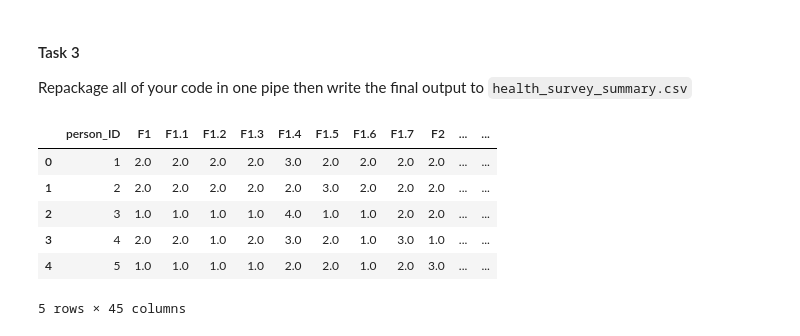
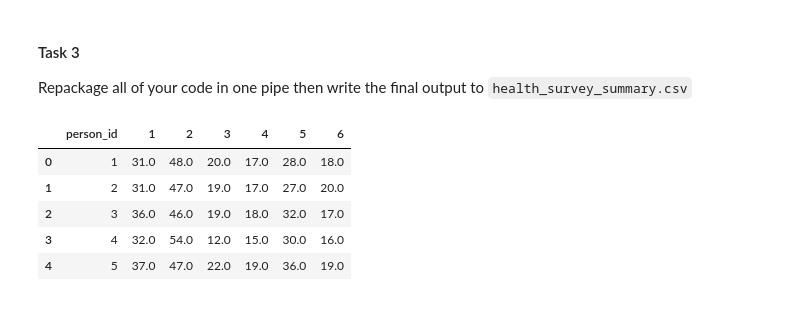
Before and after one commit to mquam14/DSCI430, a Jupyter notebook: lab_7_summarizing_a_health_survey-MQ.ipynb, the cells around one changed output. Cells and saved outputs as stored; diff of their text form; code cells hidden in the pictures.

```diff
--- a/lab_7_summarizing_a_health_survey-MQ.ipynb
+++ b/lab_7_summarizing_a_health_survey-MQ.ipynb
@@ -99,11 +99,11 @@ reverse.head()
 
 Repackage all of your code in one pipe then write the final output to `health_survey_summary.csv`
 # %%
-response_dict = {'Strongly Disagree': 5,
-                 'Somewhat Disagree': 4,
+response_dict = {'Strongly Disagree': 1,
+                 'Somewhat Disagree': 2,
                  'Neither Agree nor Disagree': 3,
-                 'Somewhat Agree': 2,
-                 'Strongly Agree': 1}
+                 'Somewhat Agree': 4,
+                 'Strongly Agree': 5}
 
 reverse_dict = {1:5,
                 2:4,
@@ -113,24 +113,26 @@ reverse_dict = {1:5,
 # %%
 from more_dfply import recode, ifelse
 health_survey_updated =(survey
  >>gather("Column_Name",
           "Response",
           columns_from('F1'))
  >> left_join(reverse, by='Column_Name')
  >> mutate(response_val = recode(X.Response, response_dict))
  >> mutate(tempCodedValue = recode(X.response_val, reverse_dict))
  >> mutate(RecodedValue = ifelse(X.Needs_Reverse_Coding == "Yes", X.tempCodedValue, X.response_val))
- >> drop(X.Question, X.Response, X.Question, X.Construct, X.Question_num, X.Needs_Reverse_Coding, X.response_val, X.tempCodedValue)
- >> spread(X.Column_Name, X.RecodedValue)
+ >> drop(X.Question, X.Response, X.Question, X.Question_num, X.Needs_Reverse_Coding, X.response_val, X.tempCodedValue)
+ >> group_by(X.Construct, X.person_id)
+ >> drop(X.Column_Name)
+ >>summarize(avg_value = (X.RecodedValue).sum())
+ >> spread(X.Construct, X.avg_value)
 )
 health_survey_updated.head()
 # %% [output]
-|  | person_ID | F1 | F1.1 | F1.2 | F1.3 | F1.4 | F1.5 | F1.6 | F1.7 | F2 | ... | ... |
-| 0 | 1 | 2.0 | 2.0 | 2.0 | 2.0 | 3.0 | 2.0 | 2.0 | 2.0 | 2.0 | ... | ... |
-| 1 | 2 | 2.0 | 2.0 | 2.0 | 2.0 | 2.0 | 3.0 | 2.0 | 2.0 | 2.0 | ... | ... |
-| 2 | 3 | 1.0 | 1.0 | 1.0 | 1.0 | 4.0 | 1.0 | 1.0 | 2.0 | 2.0 | ... | ... |
-| 3 | 4 | 2.0 | 2.0 | 1.0 | 2.0 | 3.0 | 2.0 | 1.0 | 3.0 | 1.0 | ... | ... |
-| 4 | 5 | 1.0 | 1.0 | 1.0 | 1.0 | 2.0 | 2.0 | 1.0 | 2.0 | 3.0 | ... | ... |
+|  | person_id | 1 | 2 | 3 | 4 | 5 | 6 |
+| 0 | 1 | 31.0 | 48.0 | 20.0 | 17.0 | 28.0 | 18.0 |
+| 1 | 2 | 31.0 | 47.0 | 19.0 | 17.0 | 27.0 | 20.0 |
+| 2 | 3 | 36.0 | 46.0 | 19.0 | 18.0 | 32.0 | 17.0 |
+| 3 | 4 | 32.0 | 54.0 | 12.0 | 15.0 | 30.0 | 16.0 |
+| 4 | 5 | 37.0 | 47.0 | 22.0 | 19.0 | 36.0 | 19.0 |
-5 rows × 45 columns
 # %%
 health_survey_updated.to_csv("./data/health_survey_summary.csv", header = True, index = None)
```
Also changed, not shown: parts of 1 cell of this notebook, 4 other files.
